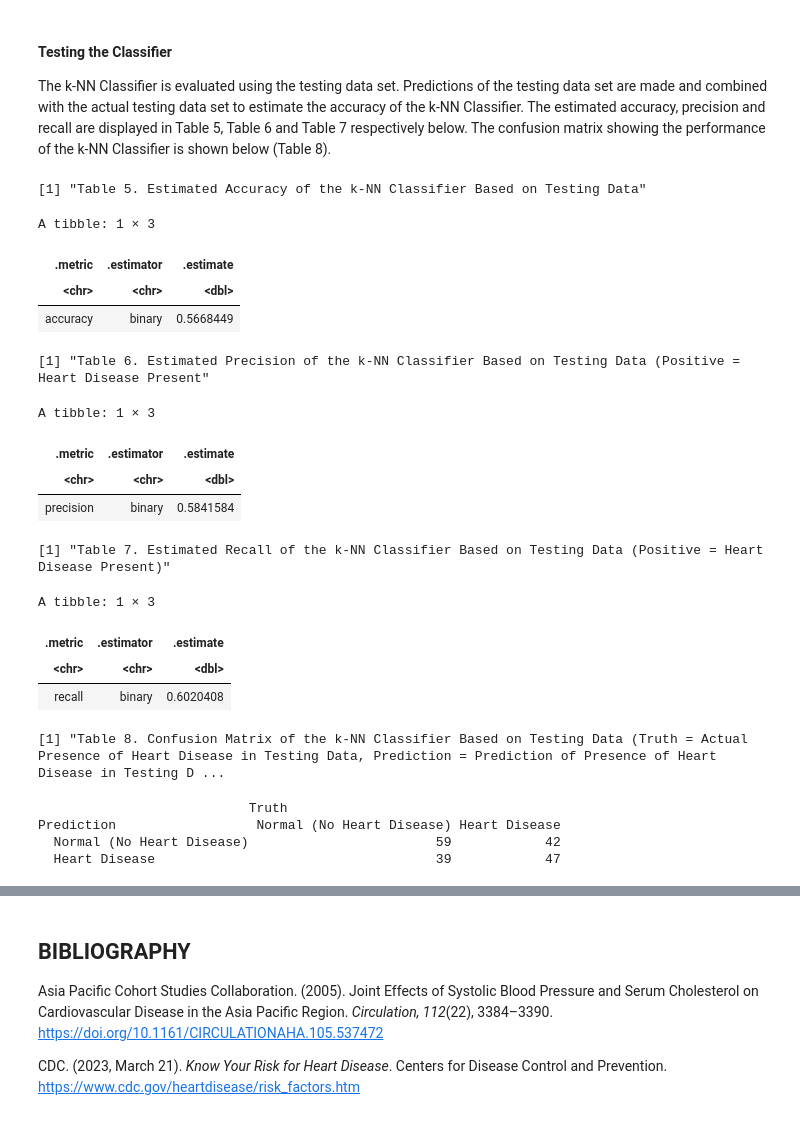
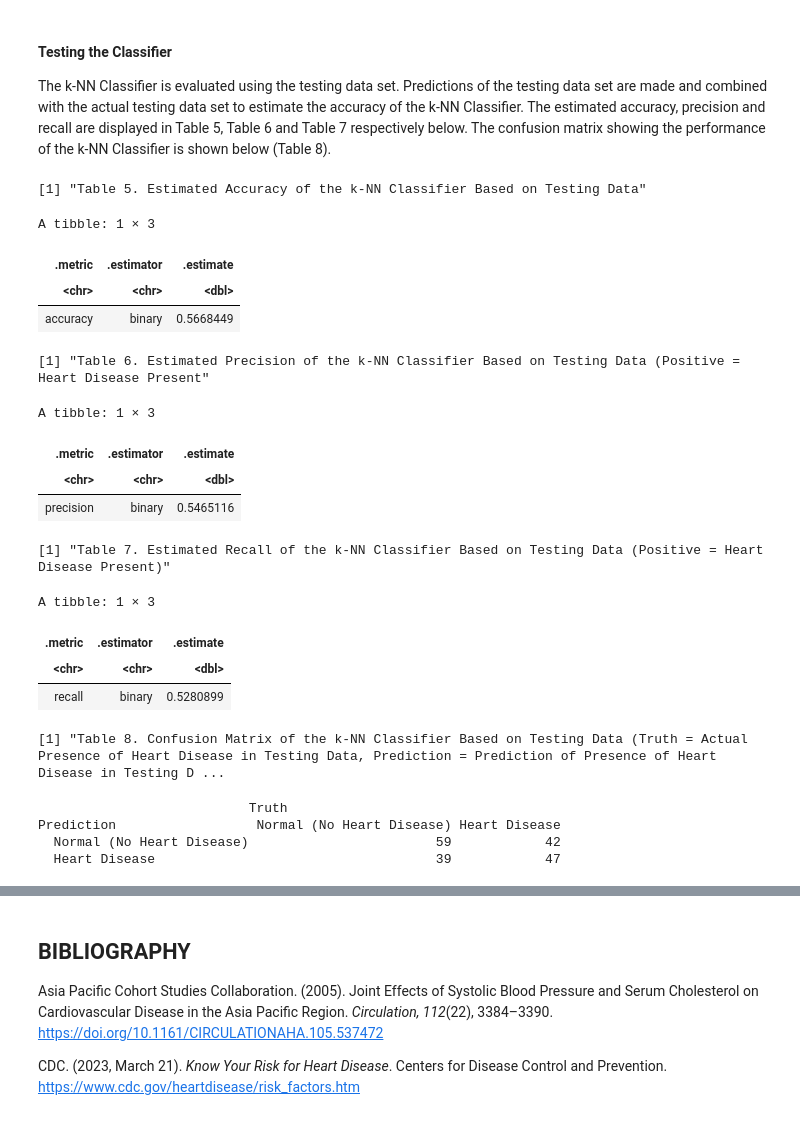
Before and after one commit to crwoo/toy_ds_project, a Jupyter notebook: Final Project Report.ipynb, the cells around one changed output, grey strips where cells are left out. Saved outputs shown, nothing was run; the diff lists cells and outputs as text; code cells hidden in the pictures.

```diff
--- a/Final Project Report.ipynb
+++ b/Final Project Report.ipynb
@@ -46,5 +46,5 @@ Warning message:
 # %%
-heart_data <- read_csv("heart_data-Copy1.csv")
+heart_data <- read_csv("heart_data.csv")
 # %% [output]
 Rows: 918 Columns: 12
 ── Column specification ────────────────────────────────────────────────────────
@@ -201,41 +201,41 @@ heart_testing_predictions <- predict(classifier_workflow, heart_testing) |>
                             bind_cols(heart_testing)
 
 classifier_accuracy <- heart_testing_predictions |>
                     metrics(truth = HeartDisease, estimate = .pred_class) |>
                     filter(.metric == "accuracy")
 print("Table 5. Estimated Accuracy of the k-NN Classifier Based on Testing Data")
 classifier_accuracy
 
 classifier_precision <- heart_testing_predictions |>
-                     precision(truth = HeartDisease, estimate = .pred_class, event_level = "first")
+                     precision(truth = HeartDisease, estimate = .pred_class, event_level = "second")
 print("Table 6. Estimated Precision of the k-NN Classifier Based on Testing Data (Positive = Heart Disease Present")
 classifier_precision
 
 classifier_recall <- heart_testing_predictions |>
-                    recall(truth = HeartDisease, estimate = .pred_class, event_level = "first")
+                    recall(truth = HeartDisease, estimate = .pred_class, event_level = "second")
 print("Table 7. Estimated Recall of the k-NN Classifier Based on Testing Data (Positive = Heart Disease Present)")
 classifier_recall
 
 classifier_confusion_matrix <- heart_testing_predictions |>
                              conf_mat(truth = HeartDisease, estimate = .pred_class)
 print("Table 8. Confusion Matrix of the k-NN Classifier Based on Testing Data (Truth = Actual Presence of Heart Disease in Testing Data, Prediction = Prediction of Presence of Heart Disease in Testing Data)")
 classifier_confusion_matrix
 # %% [output]
 [1] "Table 5. Estimated Accuracy of the k-NN Classifier Based on Testing Data"
 A tibble: 1 × 3
 | .metric | .estimator | .estimate |
 | <chr> | <chr> | <dbl> |
 | accuracy | binary | 0.5668449 |
 [1] "Table 6. Estimated Precision of the k-NN Classifier Based on Testing Data (Positive = Heart Disease Present"
 A tibble: 1 × 3
 | .metric | .estimator | .estimate |
 | <chr> | <chr> | <dbl> |
-| precision | binary | 0.5841584 |
+| precision | binary | 0.5465116 |
 [1] "Table 7. Estimated Recall of the k-NN Classifier Based on Testing Data (Positive = Heart Disease Present)"
 A tibble: 1 × 3
 | .metric | .estimator | .estimate |
 | <chr> | <chr> | <dbl> |
-| recall | binary | 0.6020408 |
+| recall | binary | 0.5280899 |
 [1] "Table 8. Confusion Matrix of the k-NN Classifier Based on Testing Data (Truth = Actual Presence of Heart Disease in Testing Data, Prediction = Prediction of Presence of Heart Disease in Testing D ...
                            Truth
 Prediction                  Normal (No Heart Disease) Heart Disease
```
Also changed, not shown: parts of 6 cells of this notebook.
